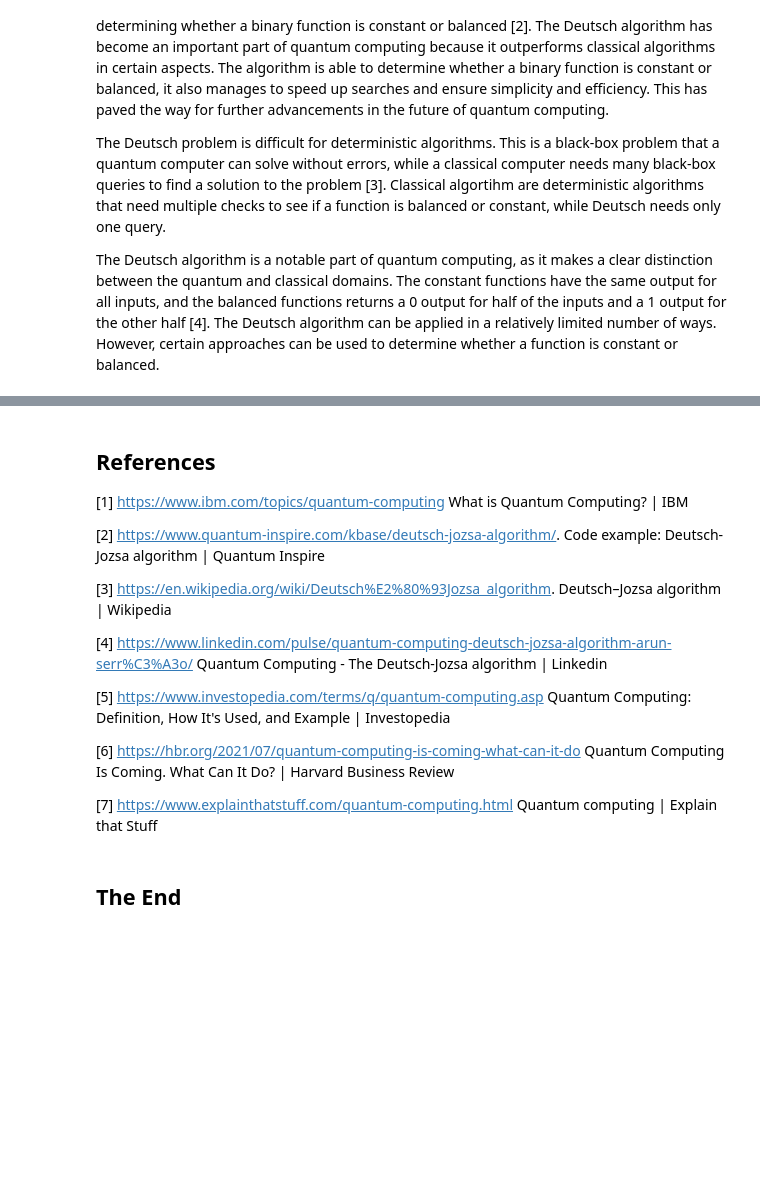
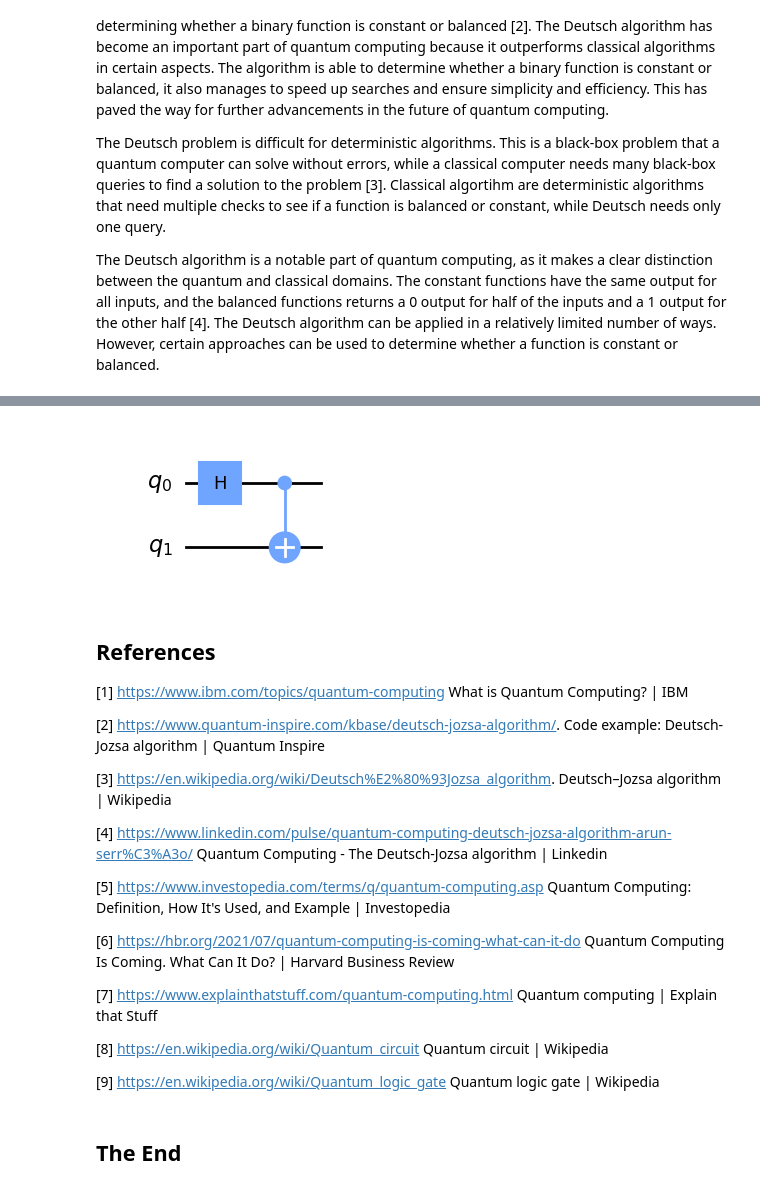
Before and after one commit to davidamankwah/Emerging_Technology, a Jupyter notebook: notebooks/project.ipynb, the cells around one changed output, grey strips where cells are left out. Saved outputs shown, nothing was run; the diff lists cells and outputs as text; code cells hidden in the pictures; blank space fills up the shorter version.

Commit message:
Generates Quantum circuits

```diff
--- a/notebooks/project.ipynb
+++ b/notebooks/project.ipynb
@@ -30,3 +38,20 @@ The Deutsch algorithm can be applied in a relatively limited number of ways. How
+# %%
+from qiskit import QuantumCircuit, transpile, Aer, assemble
+from qiskit.visualization import plot_histogram, plot_bloch_multivector
+
+# Generates a quantum circuit with two qubits
+qc = QuantumCircuit(2)
+
+# Apply a Hadamard gate to create a superposition
+qc.h(0)
+
+# Apply a CNOT gate to create entanglement
+qc.cx(0, 1)
+
+# Visualize the circuit
+qc.draw('mpl')
+# %% [output]
+[figure, added]
 # %% [markdown]
 ## References
 [1] https://www.ibm.com/topics/quantum-computing What is Quantum Computing? | IBM
@@ -42,5 +67,9 @@ The Deutsch algorithm can be applied in a relatively limited number of ways. How
 [6] https://hbr.org/2021/07/quantum-computing-is-coming-what-can-it-do Quantum Computing Is Coming. What Can It Do? | Harvard Business Review
 
 [7] https://www.explainthatstuff.com/quantum-computing.html Quantum computing | Explain that Stuff
+
+[8] https://en.wikipedia.org/wiki/Quantum_circuit Quantum circuit | Wikipedia
+
+[9] https://en.wikipedia.org/wiki/Quantum_logic_gate  Quantum logic gate | Wikipedia
 # %% [markdown]
 ## The End
```
Also changed, not shown: parts of 3 cells of this notebook.
